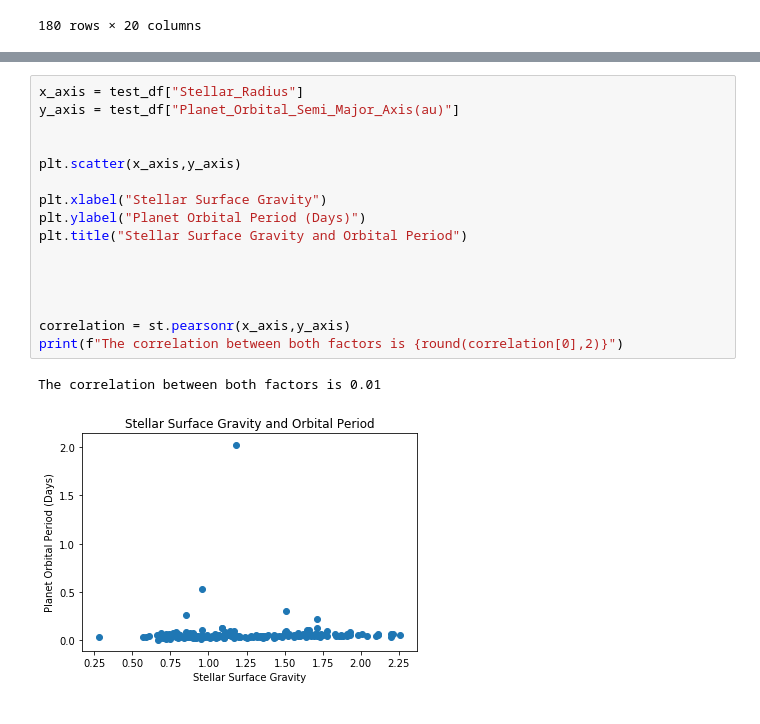
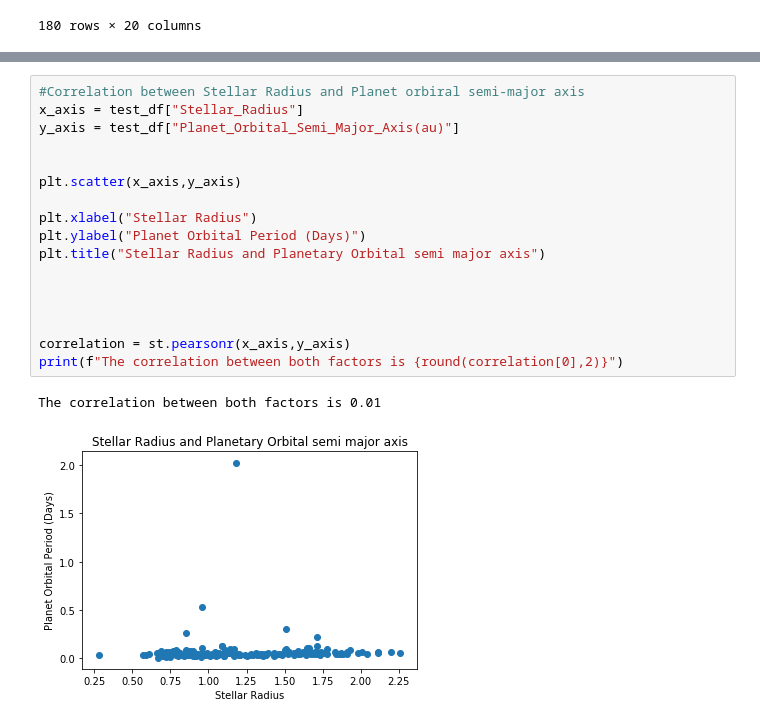
Before and after one commit to jonsb-coding/Stellar_Research, a Jupyter notebook: AY/CleanData.ipynb, the cells around one changed output, grey strips where cells are left out. Drawn from its saved outputs; the diff is of its cells as text.

```diff
--- a/AY/CleanData.ipynb
+++ b/AY/CleanData.ipynb
@@ -197,21 +201,22 @@ print(f"The correlation between both factors is {round(correlation[0],2)}")
 The correlation between both factors is -0.03
 [figure]
 # %%
+#Correlation between Stellar Radius and Planet orbiral semi-major axis
 x_axis = test_df["Stellar_Radius"]
 y_axis = test_df["Planet_Orbital_Semi_Major_Axis(au)"]
 
 
 plt.scatter(x_axis,y_axis)
 
-plt.xlabel("Stellar Surface Gravity")
+plt.xlabel("Stellar Radius")
 plt.ylabel("Planet Orbital Period (Days)")
-plt.title("Stellar Surface Gravity and Orbital Period")
+plt.title("Stellar Radius and Planetary Orbital semi major axis")
 
 
 
 
 correlation = st.pearsonr(x_axis,y_axis)
 print(f"The correlation between both factors is {round(correlation[0],2)}")
 # %% [output]
 The correlation between both factors is 0.01
-[figure, old version]
+[figure, new version]
```
Also changed, not shown: parts of 13 cells of this notebook.
